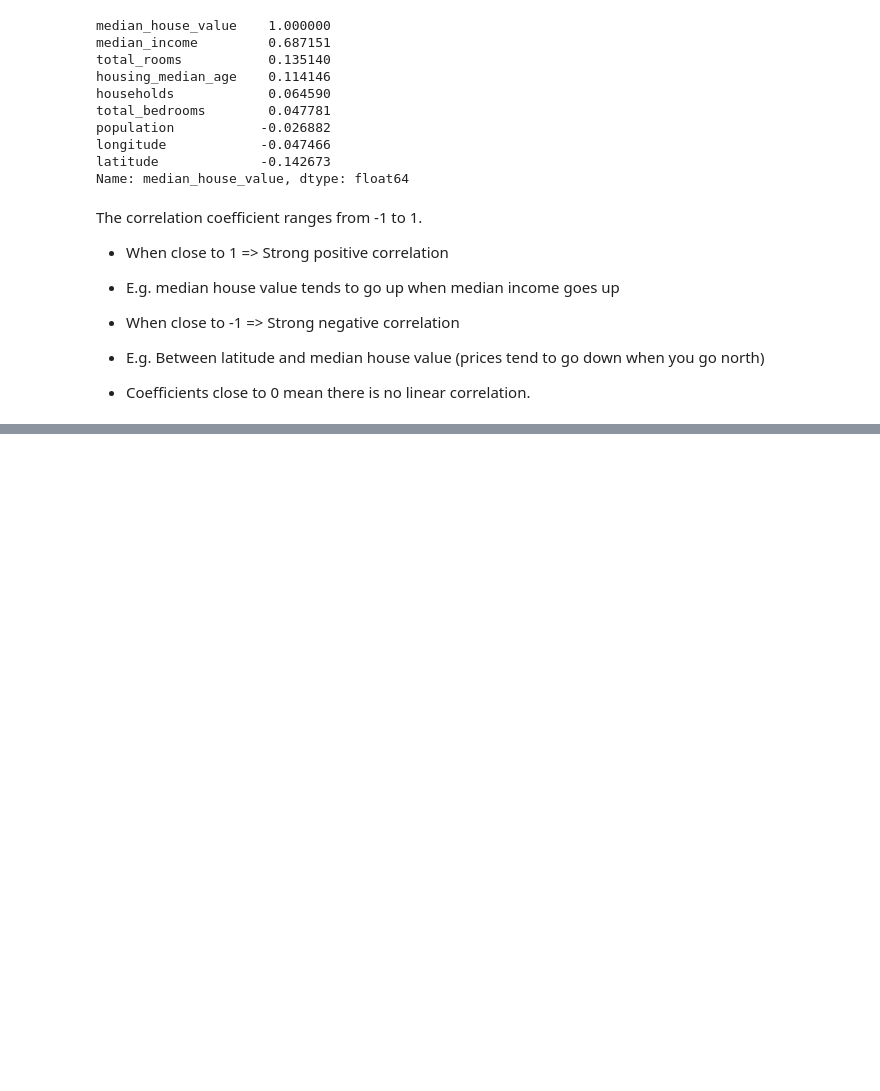
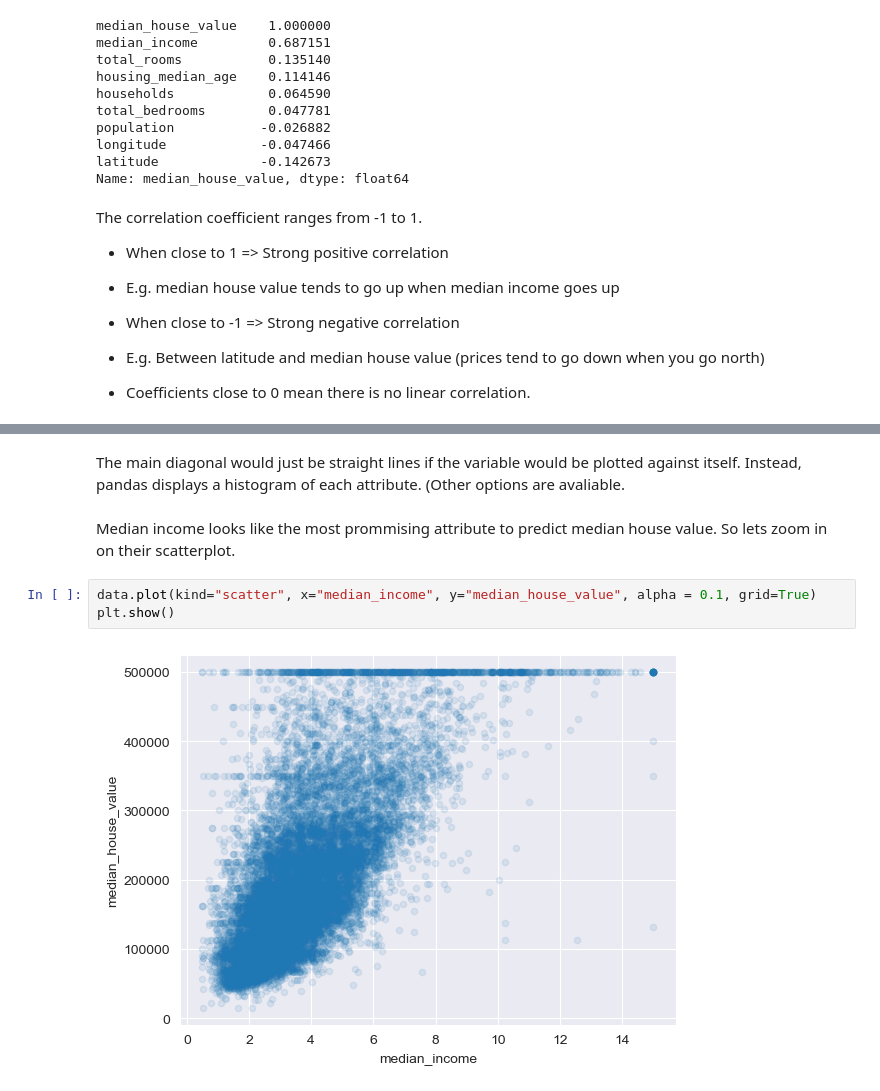
Before and after one commit to MartinOsmani/California-Housing-Dataset, a Jupyter notebook: Notebooks/main.ipynb, the cells around one changed output, grey strips where cells are left out. Drawn from its saved outputs; the diff is of its cells as text; blank space fills up the shorter version.

```diff
--- a/Notebooks/main.ipynb
+++ b/Notebooks/main.ipynb
@@ -263,0 +277,9 @@ The correlation coefficient ranges from -1 to 1.
+# %% [markdown]
+The main diagonal would just be straight lines if the variable would be plotted against itself. Instead, pandas displays a histogram of each attribute. (Other options are avaliable.
+# %% [markdown]
+Median income looks like the most prommising attribute to predict median house value. So lets zoom in on their scatterplot.
+# %%
+data.plot(kind="scatter", x="median_income", y="median_house_value", alpha = 0.1, grid=True)
+plt.show()
+# %% [output]
+[figure, added]
```
Also changed, not shown: parts of 9 cells of this notebook.
